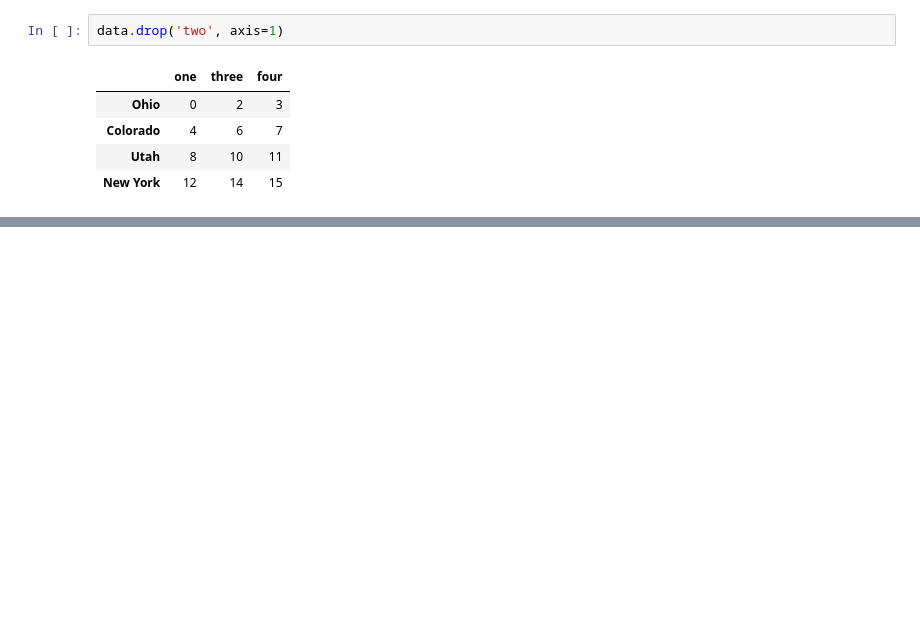
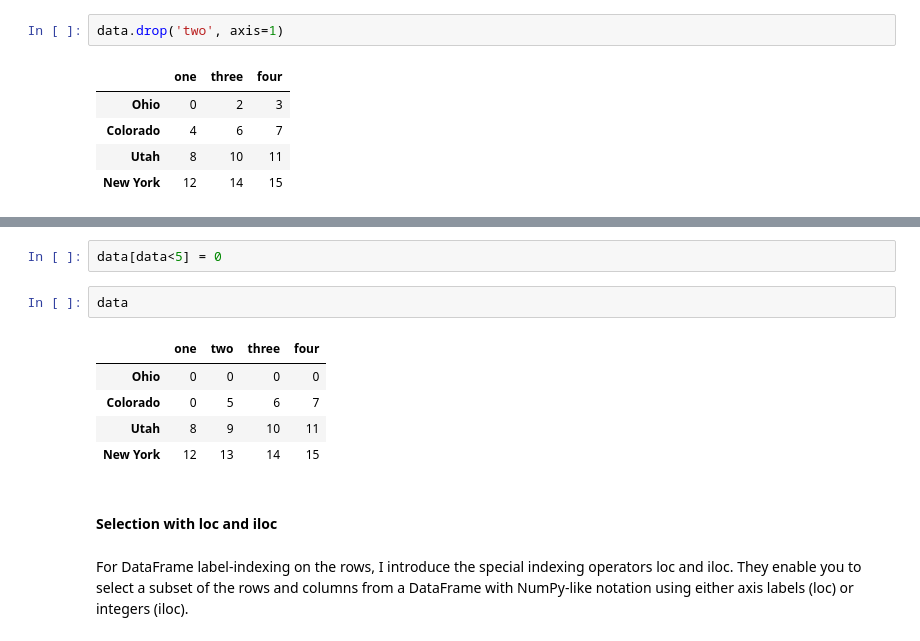
Before and after one commit to chunyaozhang/laikang_00, a Jupyter notebook: ch05.ipynb, the cells around one changed output, grey strips where cells are left out. Cells and saved outputs as stored; diff of their text form; blank space fills up the shorter version.

```diff
--- a/ch05.ipynb
+++ b/ch05.ipynb
@@ -652,0 +801,14 @@ data.drop('two', axis=1)
+# %%
+data[data<5] = 0
+# %%
+data
+# %% [output]
+|  | one | two | three | four |
+| Ohio | 0 | 0 | 0 | 0 |
+| Colorado | 0 | 5 | 6 | 7 |
+| Utah | 8 | 9 | 10 | 11 |
+| New York | 12 | 13 | 14 | 15 |
+# %% [markdown]
+#### Selection with loc and iloc
+# %% [markdown]
+For DataFrame label-indexing on the rows, I introduce the special indexing operators loc and iloc. They enable you to select a subset of the rows and columns from a DataFrame with NumPy-like notation using either axis labels (loc) or integers (iloc).
```
Also changed, not shown: parts of 32 cells of this notebook.
